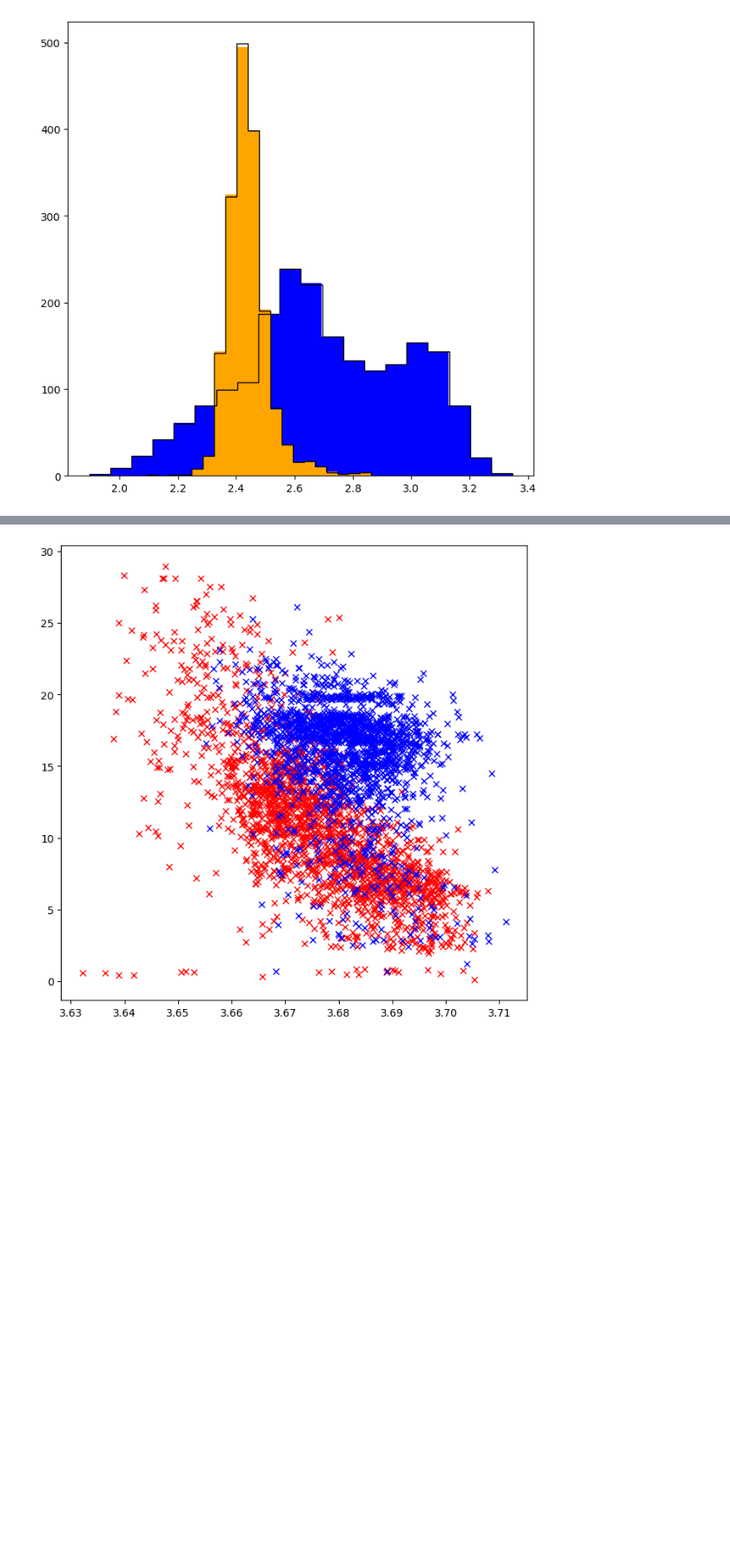
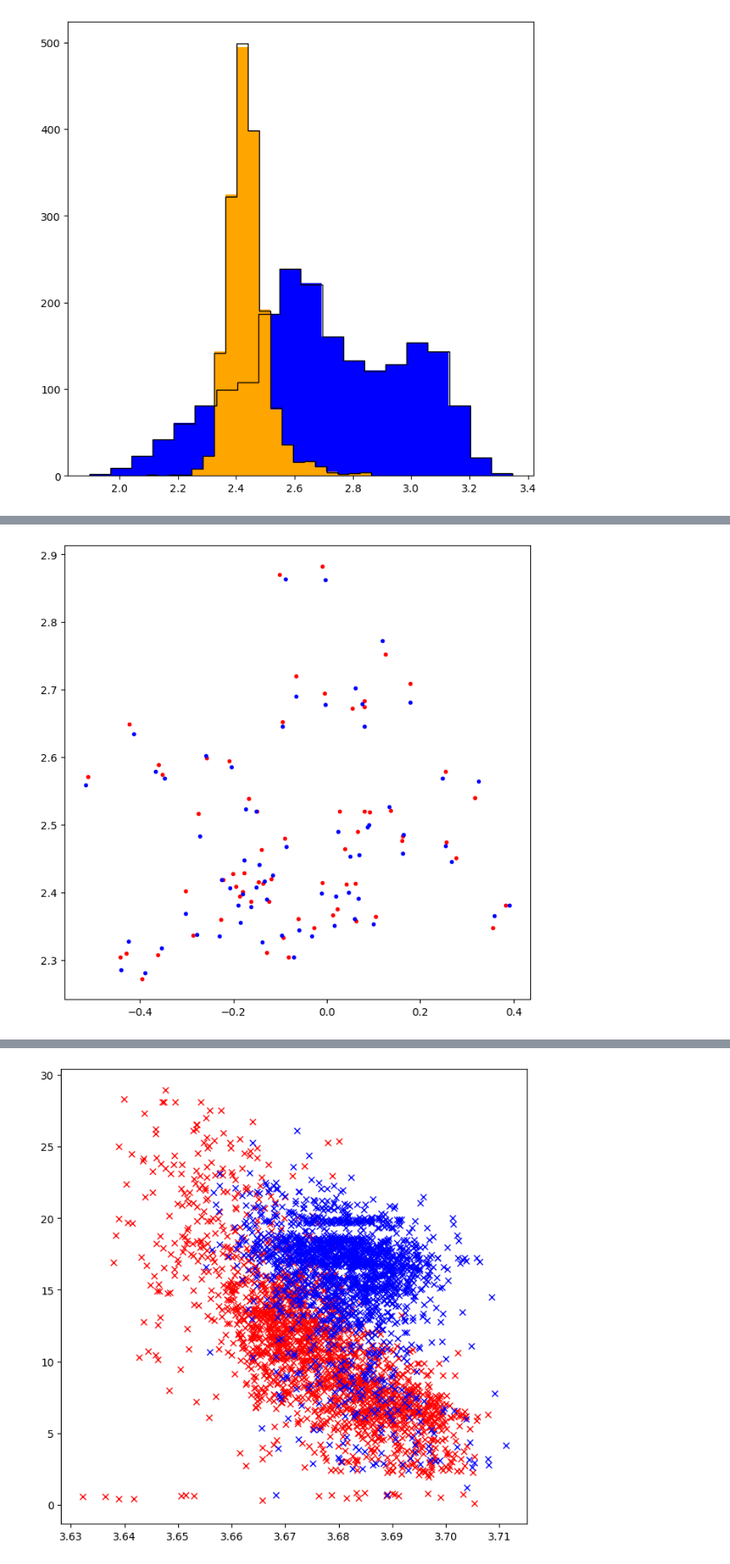
Before and after one commit to pollygecko/sharing-APOGEE_APOKASC, a Jupyter notebook: SSI APOGEE and APOKASC Stars.ipynb, the cells around one changed output, grey strips where cells are left out. Shown at 87% size. Saved outputs shown, nothing was run; the diff lists cells and outputs as text; code cells hidden in the pictures; blank space fills up the shorter version.

```diff
--- a/SSI APOGEE and APOKASC Stars.ipynb
+++ b/SSI APOGEE and APOKASC Stars.ipynb
@@ -810,3 +863,10 @@ plt.show()
+# %%
+figure(figsize=(8,8), dpi=100)
+plt.plot(FeH_final_RG[index_RG], logg_final_RG[index_RG],'r.')
+plt.plot(FeH_final_RC[index_RC], logg_final_RC[index_RC],'b.')
+plt.show()
+# %% [output]
+[figure, added]
 # %%
 figure(figsize=(8,8), dpi=100)
 plt.plot(logg_final, np.log10(Amp_HV1_R), 'k.')
```
Also changed, not shown: parts of 22 cells of this notebook.
